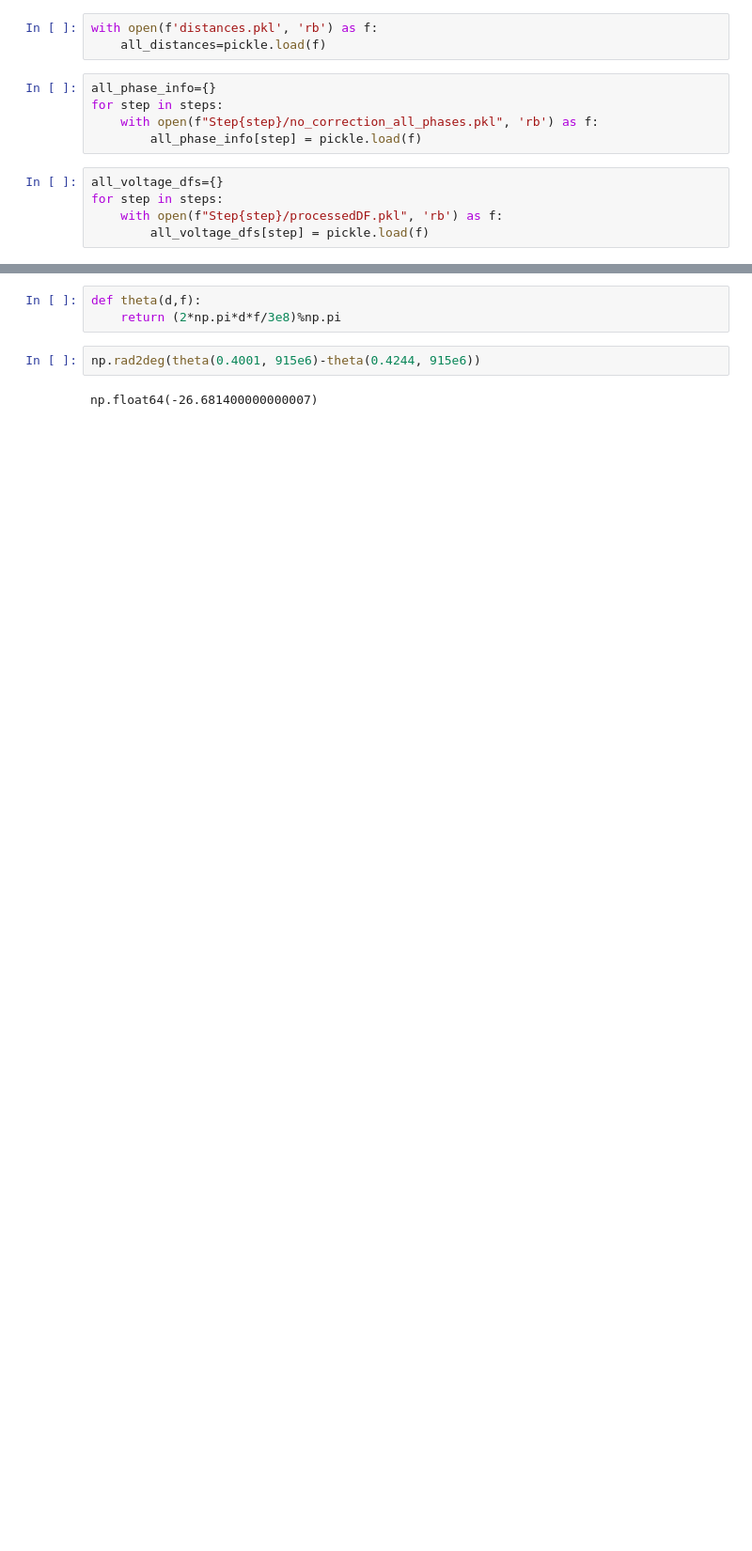
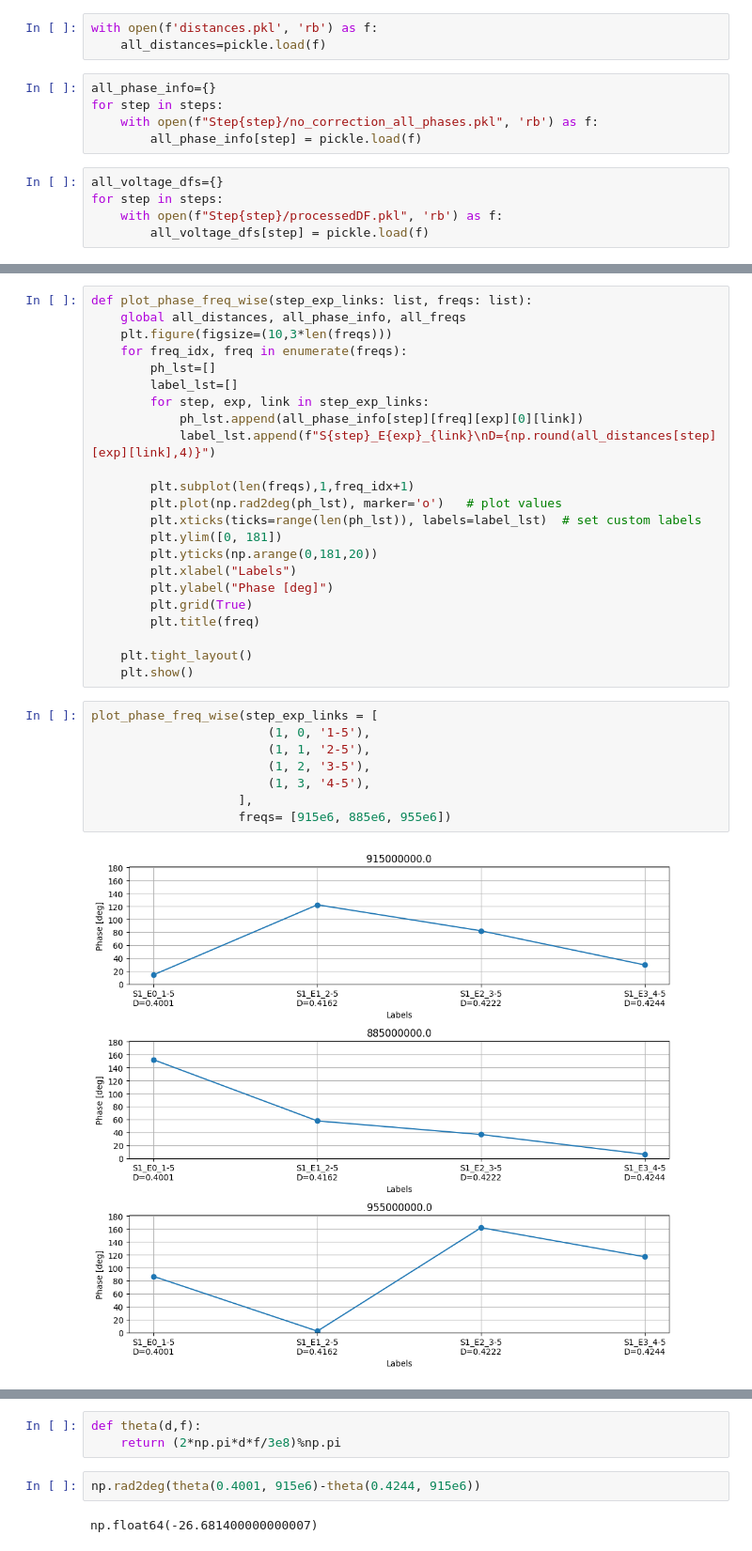
Before and after one commit to manavjeetsingh/RFImaging, a Jupyter notebook: Rovering/OCS/FiveTags1/processing.ipynb, the cells around one changed output, grey strips where cells are left out. Shown at 94% size. Drawn from its saved outputs; the diff is of its cells as text; blank space fills up the shorter version.

```diff
--- a/Rovering/OCS/FiveTags1/processing.ipynb
+++ b/Rovering/OCS/FiveTags1/processing.ipynb
@@ -59 +87,34 @@ list(all_phase_info[1].keys())[8:19]
+# %%
+def plot_phase_freq_wise(step_exp_links: list, freqs: list):
+    global all_distances, all_phase_info, all_freqs
+    plt.figure(figsize=(10,3*len(freqs)))
+    for freq_idx, freq in enumerate(freqs):
+        ph_lst=[]
+        label_lst=[]
+        for step, exp, link in step_exp_links:
+            ph_lst.append(all_phase_info[step][freq][exp][0][link])
+            label_lst.append(f"S{step}_E{exp}_{link}\nD={np.round(all_distances[step][exp][link],4)}")
+
+        plt.subplot(len(freqs),1,freq_idx+1)
+        plt.plot(np.rad2deg(ph_lst), marker='o')   # plot values
+        plt.xticks(ticks=range(len(ph_lst)), labels=label_lst)  # set custom labels
+        plt.ylim([0, 181])
+        plt.yticks(np.arange(0,181,20))
+        plt.xlabel("Labels")
+        plt.ylabel("Phase [deg]")
+        plt.grid(True)
+        plt.title(freq)
+
+    plt.tight_layout()
+    plt.show()
+# %%
+plot_phase_freq_wise(step_exp_links = [
+                        (1, 0, '1-5'),
+                        (1, 1, '2-5'),
+                        (1, 2, '3-5'),
+                        (1, 3, '4-5'),
+                    ],
+                    freqs= [915e6, 885e6, 955e6])
+# %% [output]
+[figure, added]
 # %%
```
Also changed, not shown: parts of 11 cells of this notebook, 19 other files.
